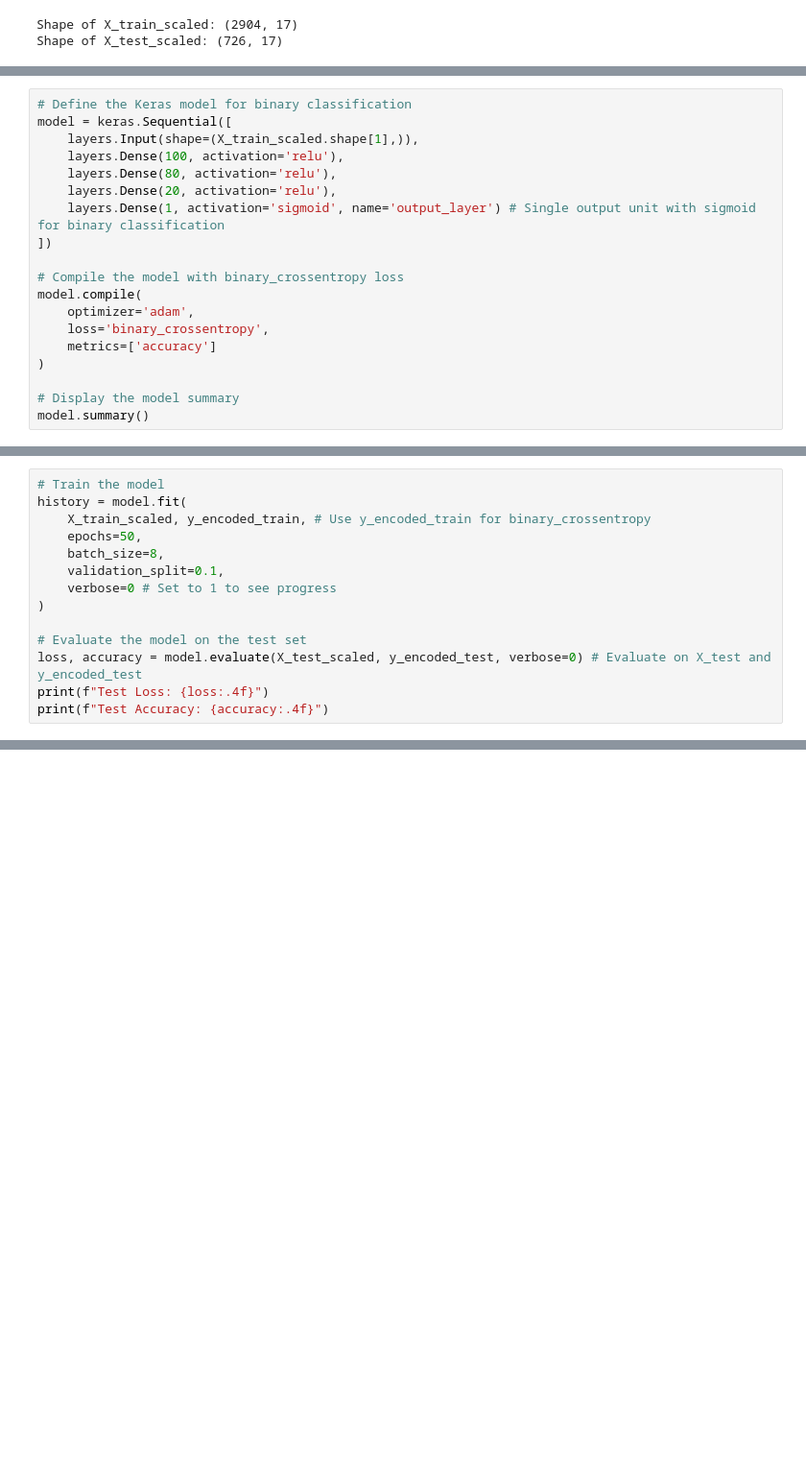
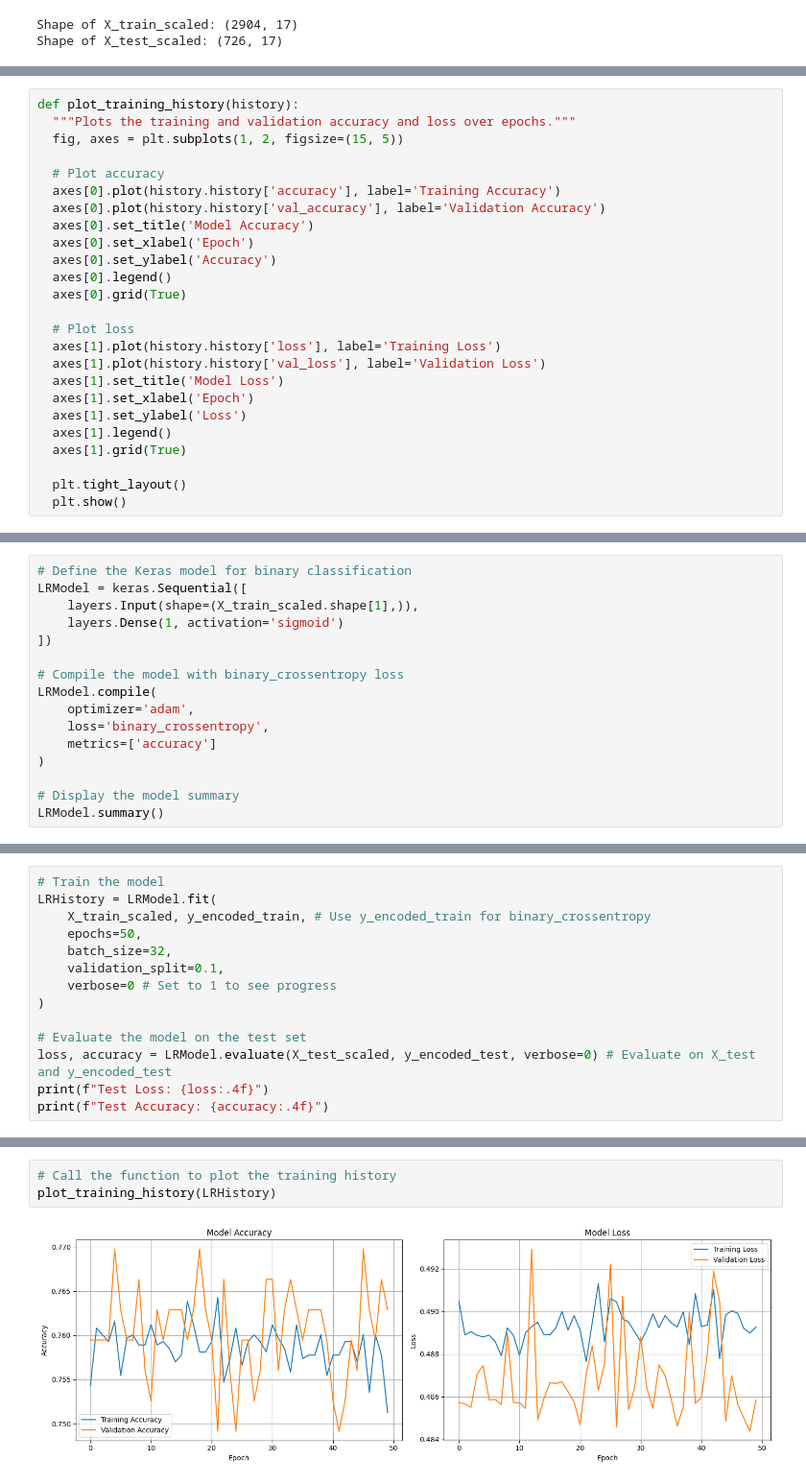
Before and after one commit to rommeltoledocr/Academic-Success-Predictor-ML, a Jupyter notebook: Academic_Success_Predictor_ML.ipynb, the cells around one changed output, grey strips where cells are left out. Shown at 96% size. Saved outputs shown, nothing was run; the diff lists cells and outputs as text; blank space fills up the shorter version.

Commit message:
Add Logistic Regression Model and Evaluation
- Added Model Evaluation Functions
- Added Logistic Regression Model And Evaluation

```diff
--- a/Academic_Success_Predictor_ML.ipynb
+++ b/Academic_Success_Predictor_ML.ipynb
@@ -368,0 +373,25 @@ Shape of X_test_scaled: (726, 17)
+# %%
+def plot_training_history(history):
+  """Plots the training and validation accuracy and loss over epochs."""
+  fig, axes = plt.subplots(1, 2, figsize=(15, 5))
+
+  # Plot accuracy
+  axes[0].plot(history.history['accuracy'], label='Training Accuracy')
+  axes[0].plot(history.history['val_accuracy'], label='Validation Accuracy')
+  axes[0].set_title('Model Accuracy')
+  axes[0].set_xlabel('Epoch')
+  axes[0].set_ylabel('Accuracy')
+  axes[0].legend()
+  axes[0].grid(True)
+
+  # Plot loss
+  axes[1].plot(history.history['loss'], label='Training Loss')
+  axes[1].plot(history.history['val_loss'], label='Validation Loss')
+  axes[1].set_title('Model Loss')
+  axes[1].set_xlabel('Epoch')
+  axes[1].set_ylabel('Loss')
+  axes[1].legend()
+  axes[1].grid(True)
+
+  plt.tight_layout()
+  plt.show()
@@ -371,20 +449,17 @@ Shape of X_test_scaled: (726, 17)
 # %%
 # Define the Keras model for binary classification
-model = keras.Sequential([
+LRModel = keras.Sequential([
     layers.Input(shape=(X_train_scaled.shape[1],)),
-    layers.Dense(100, activation='relu'),
-    layers.Dense(80, activation='relu'),
-    layers.Dense(20, activation='relu'),
-    layers.Dense(1, activation='sigmoid', name='output_layer') # Single output unit with sigmoid for binary classification
+    layers.Dense(1, activation='sigmoid')
 ])
 
 # Compile the model with binary_crossentropy loss
-model.compile(
+LRModel.compile(
     optimizer='adam',
     loss='binary_crossentropy',
     metrics=['accuracy']
 )
 
 # Display the model summary
-model.summary()
+LRModel.summary()
 # %% [output]
@@ -405,16 +474,16 @@ Model: "sequential"
  Non-trainable params: 0 (0.00 B)
 # %%
 # Train the model
-history = model.fit(
+LRHistory = LRModel.fit(
     X_train_scaled, y_encoded_train, # Use y_encoded_train for binary_crossentropy
     epochs=50,
-    batch_size=8,
+    batch_size=32,
     validation_split=0.1,
     verbose=0 # Set to 1 to see progress
 )
 
 # Evaluate the model on the test set
-loss, accuracy = model.evaluate(X_test_scaled, y_encoded_test, verbose=0) # Evaluate on X_test and y_encoded_test
+loss, accuracy = LRModel.evaluate(X_test_scaled, y_encoded_test, verbose=0) # Evaluate on X_test and y_encoded_test
 print(f"Test Loss: {loss:.4f}")
 print(f"Test Accuracy: {accuracy:.4f}")
 # %% [output]
@@ -487,0 +492,5 @@ weighted avg       0.72      0.72      0.72       726
+# %%
+# Call the function to plot the training history
+plot_training_history(LRHistory)
+# %% [output]
+[figure, added]
```
Also changed, not shown: parts of 16 cells of this notebook.
